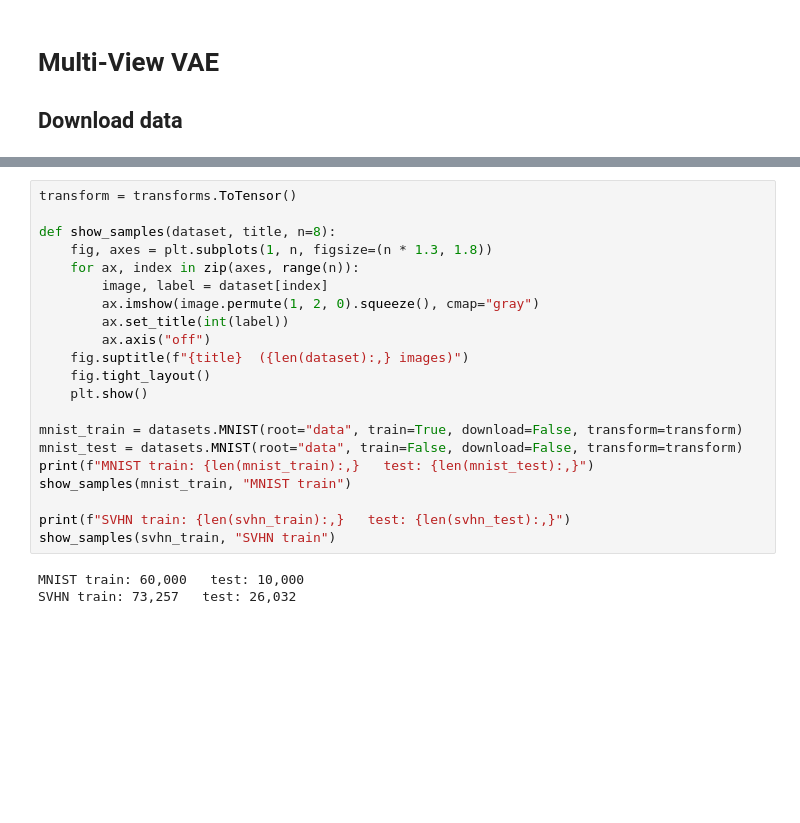
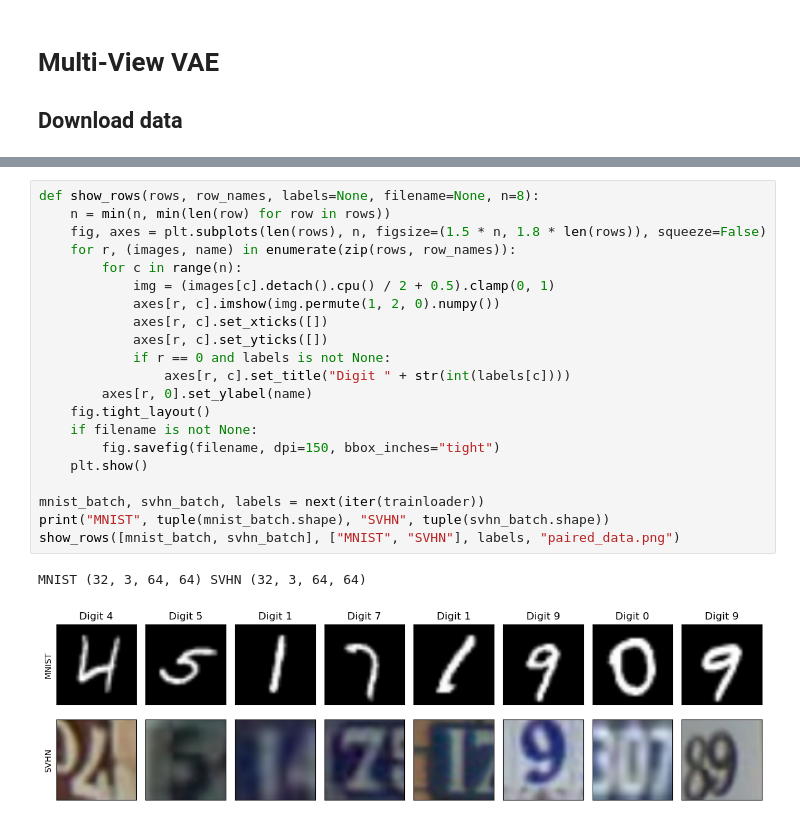
Before and after one commit to lukyjuranek/multi-view-vae, a Jupyter notebook: main.ipynb, the cells around one changed output, grey strips where cells are left out. Saved outputs shown, nothing was run; the diff lists cells and outputs as text; blank space fills up the shorter version.

```diff
--- a/main.ipynb
+++ b/main.ipynb
@@ -25,25 +159,25 @@ Using downloaded and verified file: data/test_32x32.mat
 # %%
-transform = transforms.ToTensor()
-
-def show_samples(dataset, title, n=8):
-    fig, axes = plt.subplots(1, n, figsize=(n * 1.3, 1.8))
-    for ax, index in zip(axes, range(n)):
-        image, label = dataset[index]
-        ax.imshow(image.permute(1, 2, 0).squeeze(), cmap="gray")
-        ax.set_title(int(label))
-        ax.axis("off")
-    fig.suptitle(f"{title}  ({len(dataset):,} images)")
+def show_rows(rows, row_names, labels=None, filename=None, n=8):
+    n = min(n, min(len(row) for row in rows))
+    fig, axes = plt.subplots(len(rows), n, figsize=(1.5 * n, 1.8 * len(rows)), squeeze=False)
+    for r, (images, name) in enumerate(zip(rows, row_names)):
+        for c in range(n):
+            img = (images[c].detach().cpu() / 2 + 0.5).clamp(0, 1)
+            axes[r, c].imshow(img.permute(1, 2, 0).numpy())
+            axes[r, c].set_xticks([])
+            axes[r, c].set_yticks([])
+            if r == 0 and labels is not None:
+                axes[r, c].set_title("Digit " + str(int(labels[c])))
+        axes[r, 0].set_ylabel(name)
     fig.tight_layout()
+    if filename is not None:
+        fig.savefig(filename, dpi=150, bbox_inches="tight")
     plt.show()
 
-mnist_train = datasets.MNIST(root="data", train=True, download=False, transform=transform)
-mnist_test = datasets.MNIST(root="data", train=False, download=False, transform=transform)
-print(f"MNIST train: {len(mnist_train):,}   test: {len(mnist_test):,}")
-show_samples(mnist_train, "MNIST train")
-
-print(f"SVHN train: {len(svhn_train):,}   test: {len(svhn_test):,}")
-show_samples(svhn_train, "SVHN train")
+mnist_batch, svhn_batch, labels = next(iter(trainloader))
+print("MNIST", tuple(mnist_batch.shape), "SVHN", tuple(svhn_batch.shape))
+show_rows([mnist_batch, svhn_batch], ["MNIST", "SVHN"], labels, "paired_data.png")
 # %% [output]
-MNIST train: 60,000   test: 10,000
-SVHN train: 73,257   test: 26,032
+MNIST (32, 3, 64, 64) SVHN (32, 3, 64, 64)
+[figure, added]
 # %%
```
Also changed, not shown: parts of 21 cells of this notebook, 3 other files.
